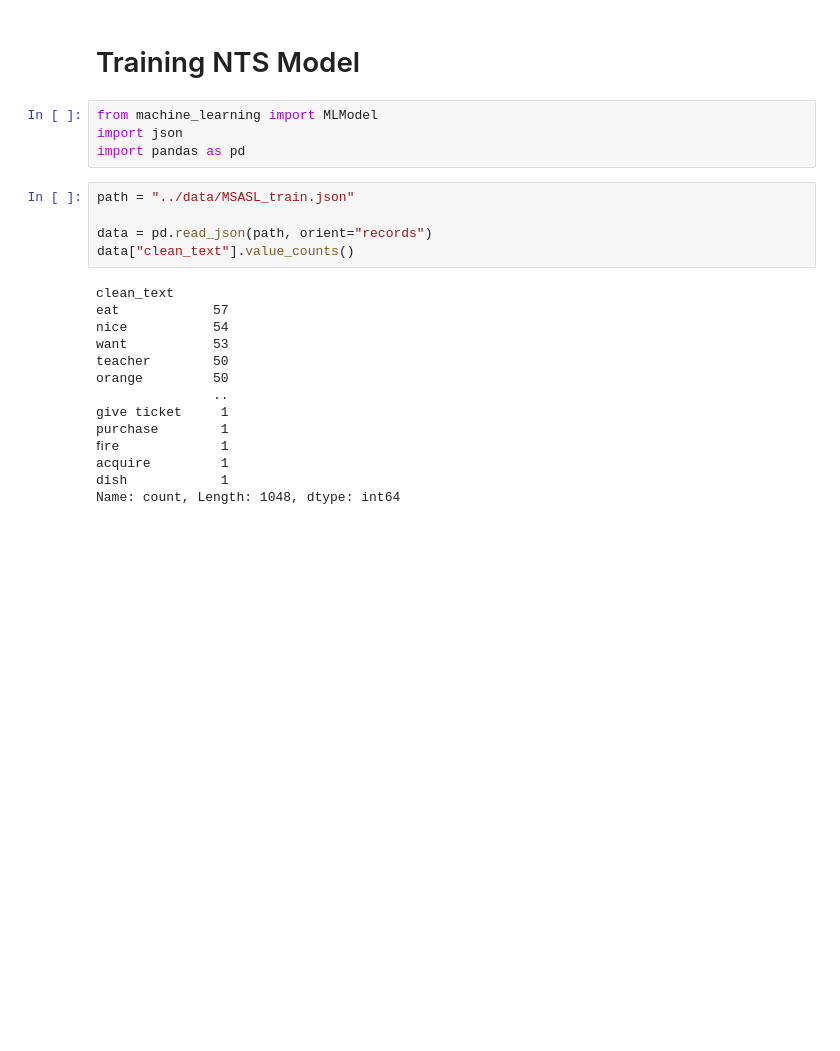
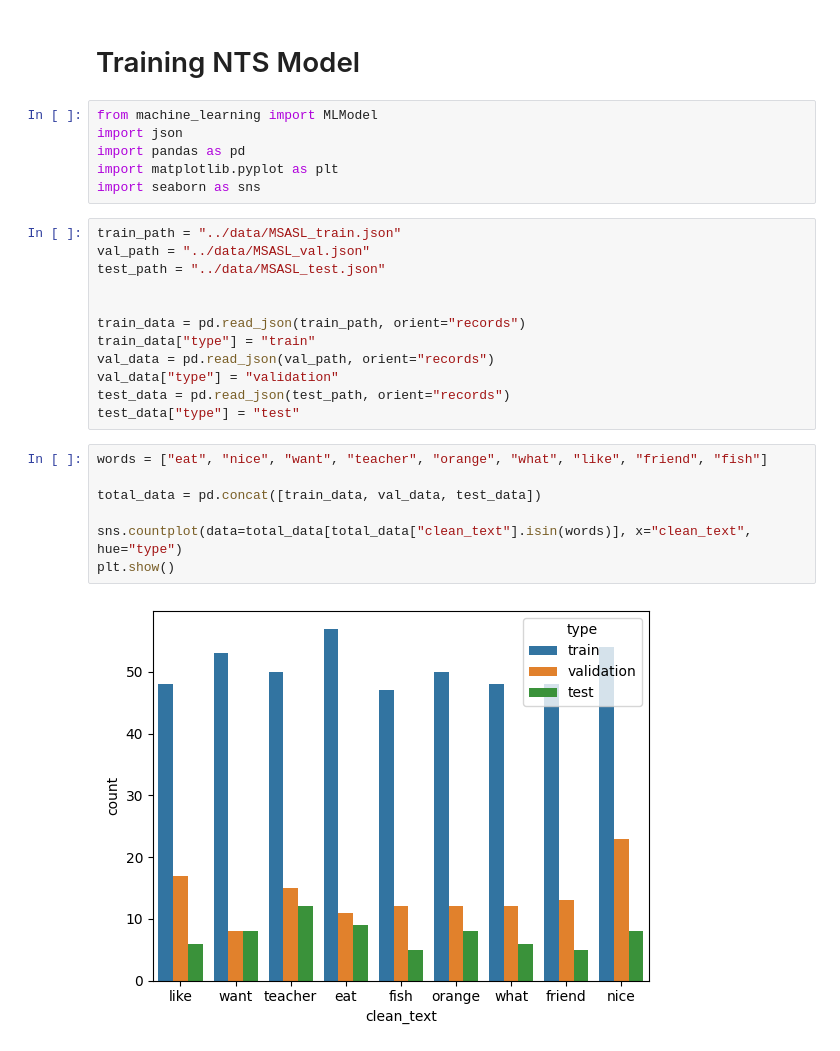
Before and after one commit to TeamX-BrainPower/SL-dataset-automizer, a Jupyter notebook: src/training_model.ipynb, the cells around one changed output. Cells and saved outputs as stored; diff of their text form; blank space fills up the shorter version.

```diff
--- a/src/training_model.ipynb
+++ b/src/training_model.ipynb
@@ -4,24 +4,28 @@
 from machine_learning import MLModel
 import json
 import pandas as pd
+import matplotlib.pyplot as plt
+import seaborn as sns
-# %%
-path = "../data/MSASL_train.json"
-
-data = pd.read_json(path, orient="records")
-data["clean_text"].value_counts()
-# %% [output]
-clean_text
-eat            57
-nice           54
-want           53
-teacher        50
-orange         50
-               ..
-give ticket     1
-purchase        1
-ﬁre             1
-acquire         1
-dish            1
-Name: count, Length: 1048, dtype: int64
+# %%
+train_path = "../data/MSASL_train.json"
+val_path = "../data/MSASL_val.json"
+test_path = "../data/MSASL_test.json"
+
+
+train_data = pd.read_json(train_path, orient="records")
+train_data["type"] = "train"
+val_data = pd.read_json(val_path, orient="records")
+val_data["type"] = "validation"
+test_data = pd.read_json(test_path, orient="records")
+test_data["type"] = "test"
+# %%
+words = ["eat", "nice", "want", "teacher", "orange", "what", "like", "friend", "fish"]
+
+total_data = pd.concat([train_data, val_data, test_data])
+
+sns.countplot(data=total_data[total_data["clean_text"].isin(words)], x="clean_text", hue="type")
+plt.show()
+# %% [output]
+[figure, added]
 # %%
 # load data
```
Also changed, not shown: parts of 15 cells of this notebook, 1 other file.
